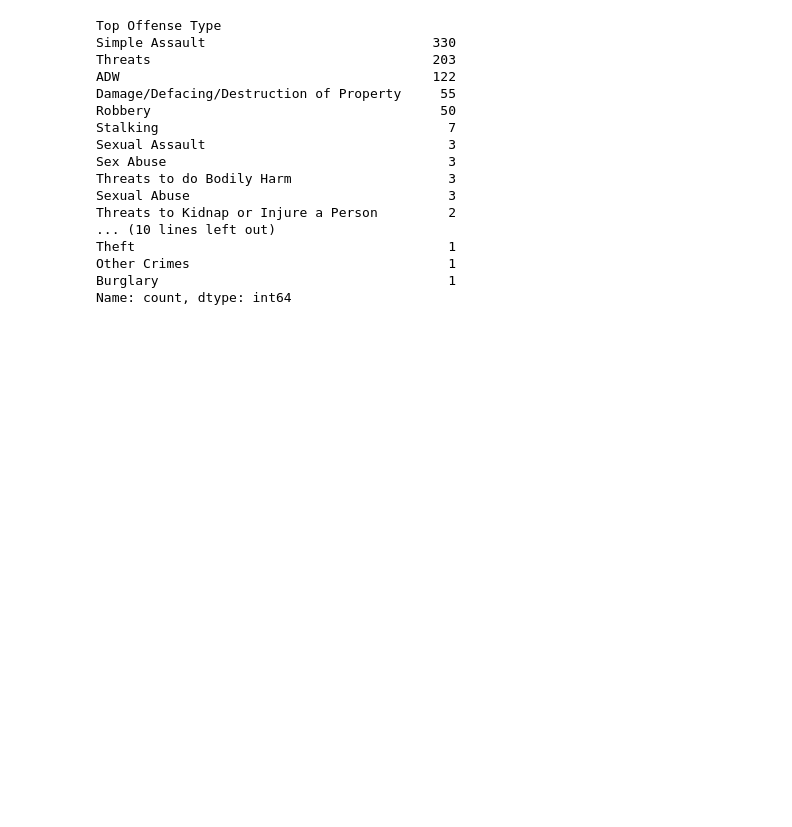
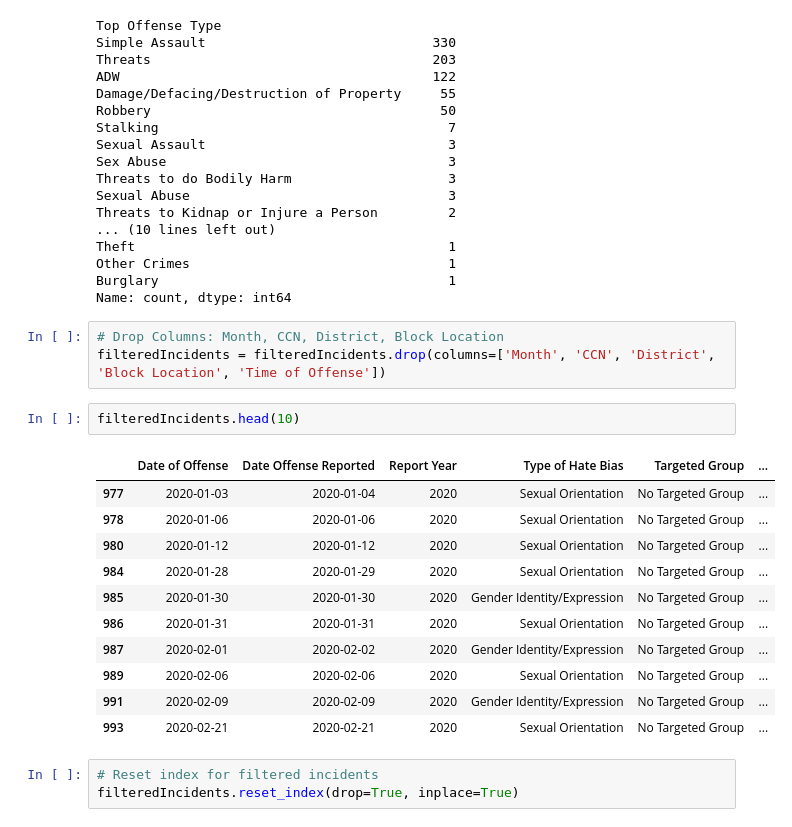
Before and after one commit to amarinmcg/datacampprojectpractices, a Jupyter notebook: hatecrimeanalysis/hatecrimeanalysis.ipynb, the cells around one changed output. Cells and saved outputs as stored; diff of their text form; blank space fills up the shorter version.

```diff
--- a/hatecrimeanalysis/hatecrimeanalysis.ipynb
+++ b/hatecrimeanalysis/hatecrimeanalysis.ipynb
@@ -196,3 +196,23 @@ Theft                                        1
 Other Crimes                                 1
 Burglary                                     1
 Name: count, dtype: int64
+# %%
+# Drop Columns: Month, CCN, District, Block Location
+filteredIncidents = filteredIncidents.drop(columns=['Month', 'CCN', 'District', 'Block Location', 'Time of Offense'])
+# %%
+filteredIncidents.head(10)
+# %% [output]
+|  | Date of Offense | Date Offense Reported | Report Year | Type of Hate Bias | Targeted Group | ... |
+| 977 | 2020-01-03 | 2020-01-04 | 2020 | Sexual Orientation | No Targeted Group | ... |
+| 978 | 2020-01-06 | 2020-01-06 | 2020 | Sexual Orientation | No Targeted Group | ... |
+| 980 | 2020-01-12 | 2020-01-12 | 2020 | Sexual Orientation | No Targeted Group | ... |
+| 984 | 2020-01-28 | 2020-01-29 | 2020 | Sexual Orientation | No Targeted Group | ... |
+| 985 | 2020-01-30 | 2020-01-30 | 2020 | Gender Identity/Expression | No Targeted Group | ... |
+| 986 | 2020-01-31 | 2020-01-31 | 2020 | Sexual Orientation | No Targeted Group | ... |
+| 987 | 2020-02-01 | 2020-02-02 | 2020 | Gender Identity/Expression | No Targeted Group | ... |
+| 989 | 2020-02-06 | 2020-02-06 | 2020 | Sexual Orientation | No Targeted Group | ... |
+| 991 | 2020-02-09 | 2020-02-09 | 2020 | Gender Identity/Expression | No Targeted Group | ... |
+| 993 | 2020-02-21 | 2020-02-21 | 2020 | Sexual Orientation | No Targeted Group | ... |
+# %%
+# Reset index for filtered incidents
+filteredIncidents.reset_index(drop=True, inplace=True)
```
Also changed, not shown: parts of 2 cells of this notebook.
